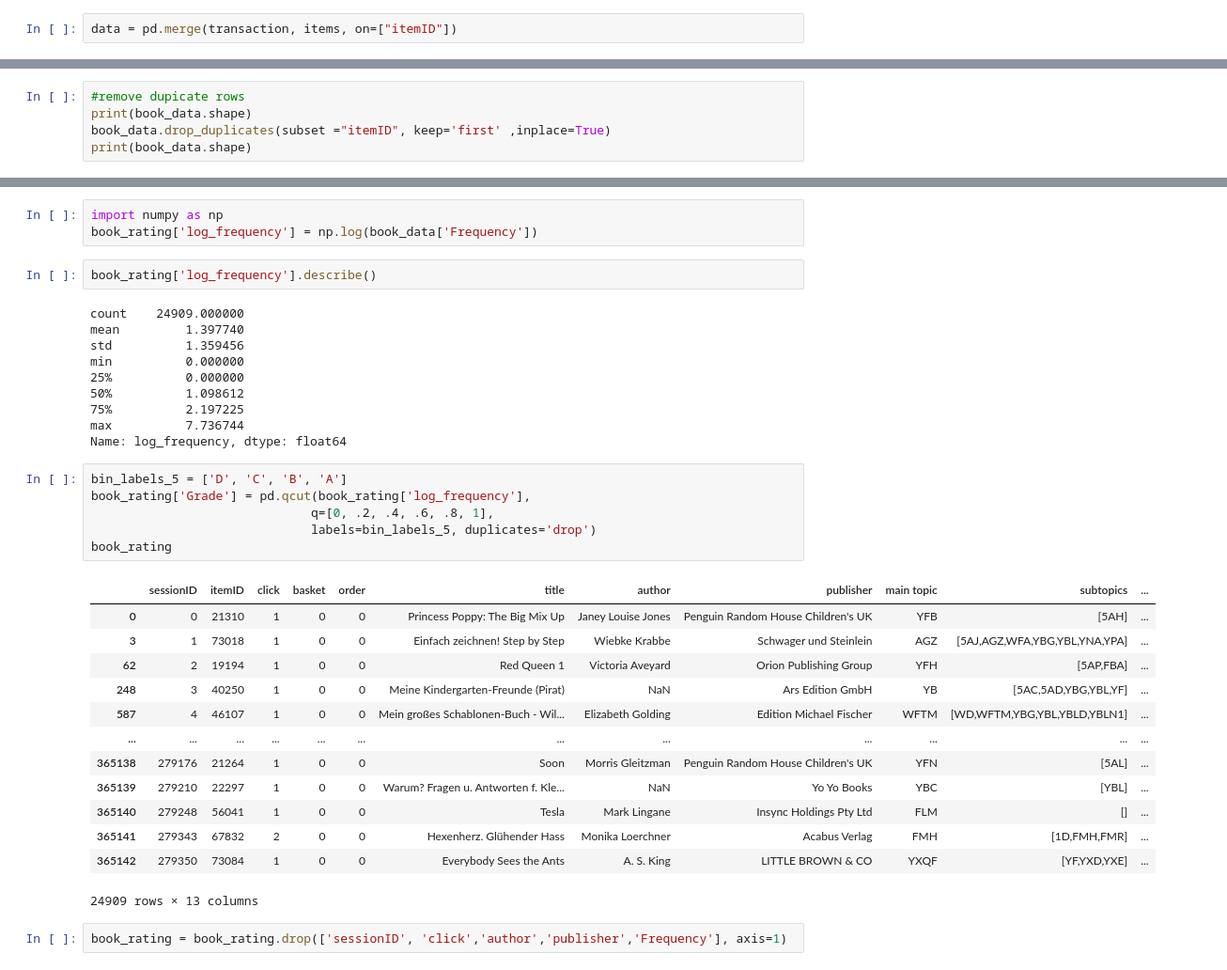
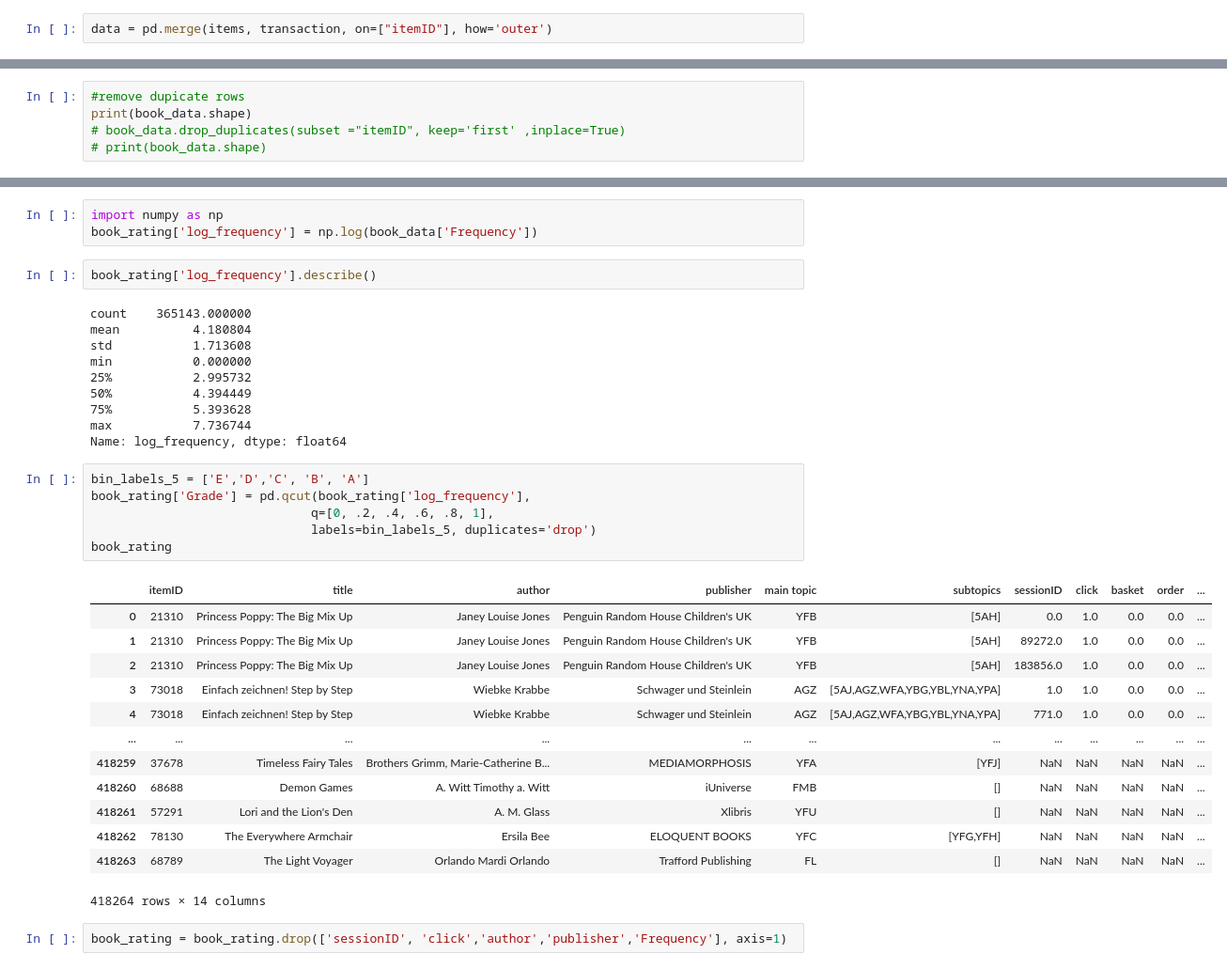
Before and after one commit to SohZongXian/DMC-2021, a Jupyter notebook: DMC script.ipynb, the cells around one changed output, grey strips where cells are left out. Shown: that part at 94% size. Cells and saved outputs as stored; diff of their text form.

```diff
--- a/DMC script.ipynb
+++ b/DMC script.ipynb
@@ -23,7 +23,7 @@ print(items.shape)
 (365143, 5)
 (78030, 6)
 # %%
-data = pd.merge(transaction, items, on=["itemID"])
+data = pd.merge(items, transaction, on=["itemID"], how='outer')
 # %%
 data.shape
 # %% [output]
@@ -115,6 +115,6 @@ book_data.head()
 # %%
 #remove dupicate rows
 print(book_data.shape)
-book_data.drop_duplicates(subset ="itemID", keep='first' ,inplace=True)
-print(book_data.shape)
+# book_data.drop_duplicates(subset ="itemID", keep='first' ,inplace=True)
+# print(book_data.shape)
 # %% [output]
@@ -167,35 +199,35 @@ book_rating['log_frequency'] = np.log(book_data['Frequency'])
 # %%
 book_rating['log_frequency'].describe()
 # %% [output]
-count    24909.000000
-mean         1.397740
-std          1.359456
-min          0.000000
-25%          0.000000
-50%          1.098612
-75%          2.197225
-max          7.736744
+count    365143.000000
+mean          4.180804
+std           1.713608
+min           0.000000
+25%           2.995732
+50%           4.394449
+75%           5.393628
+max           7.736744
 Name: log_frequency, dtype: float64
 # %%
-bin_labels_5 = ['D', 'C', 'B', 'A']
+bin_labels_5 = ['E','D','C', 'B', 'A']
 book_rating['Grade'] = pd.qcut(book_rating['log_frequency'],
                               q=[0, .2, .4, .6, .8, 1],
                               labels=bin_labels_5, duplicates='drop')
 book_rating
 # %% [output]
-|  | sessionID | itemID | click | basket | order | title | author | publisher | main topic | subtopics | ... |
-| 0 | 0 | 21310 | 1 | 0 | 0 | Princess Poppy: The Big Mix Up | Janey Louise Jones | Penguin Random House Children's UK | YFB | [5AH] | ... |
-| 3 | 1 | 73018 | 1 | 0 | 0 | Einfach zeichnen! Step by Step | Wiebke Krabbe | Schwager und Steinlein | AGZ | [5AJ,AGZ,WFA,YBG,YBL,YNA,YPA] | ... |
-| 62 | 2 | 19194 | 1 | 0 | 0 | Red Queen 1 | Victoria Aveyard | Orion Publishing Group | YFH | [5AP,FBA] | ... |
-| 248 | 3 | 40250 | 1 | 0 | 0 | Meine Kindergarten-Freunde (Pirat) | NaN | Ars Edition GmbH | YB | [5AC,5AD,YBG,YBL,YF] | ... |
-| 587 | 4 | 46107 | 1 | 0 | 0 | Mein großes Schablonen-Buch - Wil... | Elizabeth Golding | Edition Michael Fischer | WFTM | [WD,WFTM,YBG,YBL,YBLD,YBLN1] | ... |
+|  | itemID | title | author | publisher | main topic | subtopics | sessionID | click | basket | order | ... |
+| 0 | 21310 | Princess Poppy: The Big Mix Up | Janey Louise Jones | Penguin Random House Children's UK | YFB | [5AH] | 0.0 | 1.0 | 0.0 | 0.0 | ... |
+| 1 | 21310 | Princess Poppy: The Big Mix Up | Janey Louise Jones | Penguin Random House Children's UK | YFB | [5AH] | 89272.0 | 1.0 | 0.0 | 0.0 | ... |
+| 2 | 21310 | Princess Poppy: The Big Mix Up | Janey Louise Jones | Penguin Random House Children's UK | YFB | [5AH] | 183856.0 | 1.0 | 0.0 | 0.0 | ... |
+| 3 | 73018 | Einfach zeichnen! Step by Step | Wiebke Krabbe | Schwager und Steinlein | AGZ | [5AJ,AGZ,WFA,YBG,YBL,YNA,YPA] | 1.0 | 1.0 | 0.0 | 0.0 | ... |
+| 4 | 73018 | Einfach zeichnen! Step by Step | Wiebke Krabbe | Schwager und Steinlein | AGZ | [5AJ,AGZ,WFA,YBG,YBL,YNA,YPA] | 771.0 | 1.0 | 0.0 | 0.0 | ... |
 | ... | ... | ... | ... | ... | ... | ... | ... | ... | ... | ... | ... |
-| 365138 | 279176 | 21264 | 1 | 0 | 0 | Soon | Morris Gleitzman | Penguin Random House Children's UK | YFN | [5AL] | ... |
-| 365139 | 279210 | 22297 | 1 | 0 | 0 | Warum? Fragen u. Antworten f. Kle... | NaN | Yo Yo Books | YBC | [YBL] | ... |
-| 365140 | 279248 | 56041 | 1 | 0 | 0 | Tesla | Mark Lingane | Insync Holdings Pty Ltd | FLM | [] | ... |
-| 365141 | 279343 | 67832 | 2 | 0 | 0 | Hexenherz. Glühender Hass | Monika Loerchner | Acabus Verlag | FMH | [1D,FMH,FMR] | ... |
-| 365142 | 279350 | 73084 | 1 | 0 | 0 | Everybody Sees the Ants | A. S. King | LITTLE BROWN & CO | YXQF | [YF,YXD,YXE] | ... |
+| 418259 | 37678 | Timeless Fairy Tales | Brothers Grimm, Marie-Catherine B... | MEDIAMORPHOSIS | YFA | [YFJ] | NaN | NaN | NaN | NaN | ... |
+| 418260 | 68688 | Demon Games | A. Witt Timothy a. Witt | iUniverse | FMB | [] | NaN | NaN | NaN | NaN | ... |
+| 418261 | 57291 | Lori and the Lion's Den | A. M. Glass | Xlibris | YFU | [] | NaN | NaN | NaN | NaN | ... |
+| 418262 | 78130 | The Everywhere Armchair | Ersila Bee | ELOQUENT BOOKS | YFC | [YFG,YFH] | NaN | NaN | NaN | NaN | ... |
+| 418263 | 68789 | The Light Voyager | Orlando Mardi Orlando | Trafford Publishing | FL | [] | NaN | NaN | NaN | NaN | ... |
-24909 rows × 13 columns
+418264 rows × 14 columns
 # %%
 book_rating = book_rating.drop(['sessionID', 'click','author','publisher','Frequency'], axis=1)
 # %%
```
Also changed, not shown: parts of 38 cells of this notebook.
